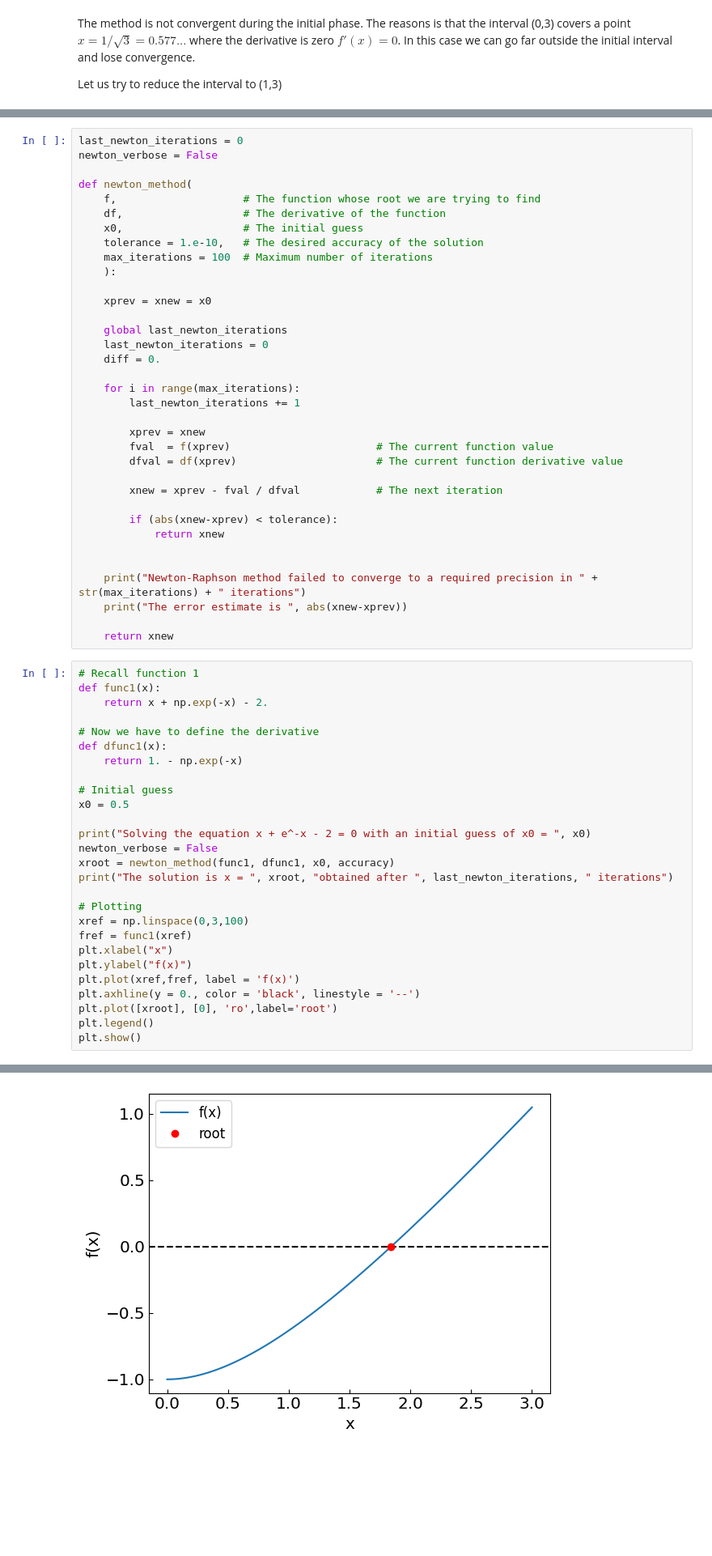
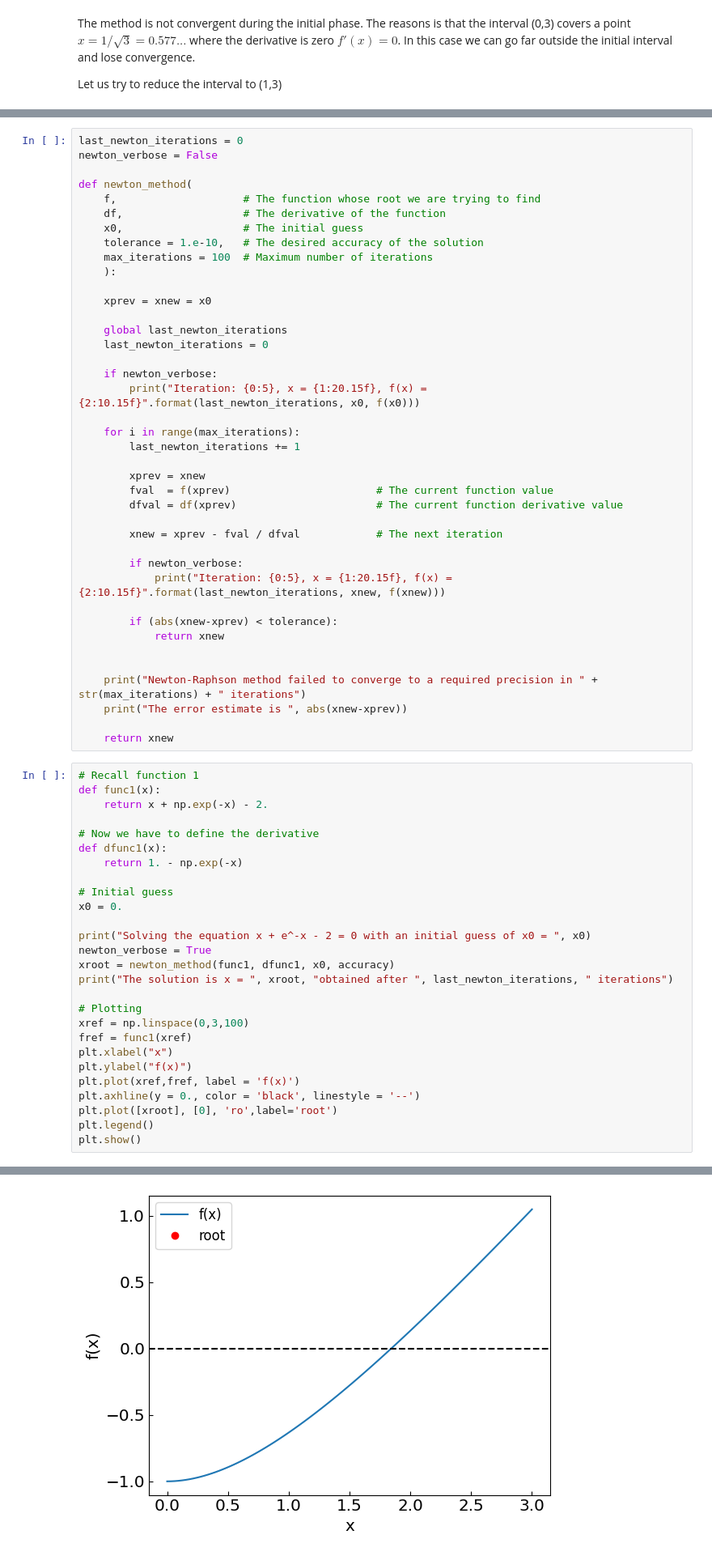
Before and after one commit to vlvovch/PHYS6350-ComputationalPhysics, a Jupyter notebook: code/4_NonlinearEquations/jupyter/4_NonlinearEquations.ipynb, the cells around one changed output, grey strips where cells are left out. Shown: that part at 81% size. Drawn from its saved outputs; the diff is of its cells as text; blank space fills up the shorter version.

```diff
--- a/code/4_NonlinearEquations/jupyter/4_NonlinearEquations.ipynb
+++ b/code/4_NonlinearEquations/jupyter/4_NonlinearEquations.ipynb
@@ -487,7 +487,9 @@ def newton_method(
 
     global last_newton_iterations
     last_newton_iterations = 0
-    diff = 0.
+
+    if newton_verbose:
+        print("Iteration: {0:5}, x = {1:20.15f}, f(x) = {2:10.15f}".format(last_newton_iterations, x0, f(x0)))
 
     for i in range(max_iterations):
         last_newton_iterations += 1
@@ -498,6 +500,9 @@ def newton_method(
 
         xnew = xprev - fval / dfval            # The next iteration
 
+        if newton_verbose:
+            print("Iteration: {0:5}, x = {1:20.15f}, f(x) = {2:10.15f}".format(last_newton_iterations, xnew, f(xnew)))
+
         if (abs(xnew-xprev) < tolerance):
             return xnew
 
@@ -516,10 +521,10 @@ def dfunc1(x):
     return 1. - np.exp(-x)
 
 # Initial guess
-x0 = 0.5
+x0 = 0.
 
 print("Solving the equation x + e^-x - 2 = 0 with an initial guess of x0 = ", x0)
-newton_verbose = False
+newton_verbose = True
 xroot = newton_method(func1, dfunc1, x0, accuracy)
 print("The solution is x = ", xroot, "obtained after ", last_newton_iterations, " iterations")
 
@@ -539,4 +559,4 @@ The solution is x =  1.8414056604369606 obtained after  6  iterations
-[figure, old version]
+[figure, new version]
 # %%
 # Recall function 1
 def func2(x):
```
Also changed, not shown: parts of 1 cell of this notebook.
